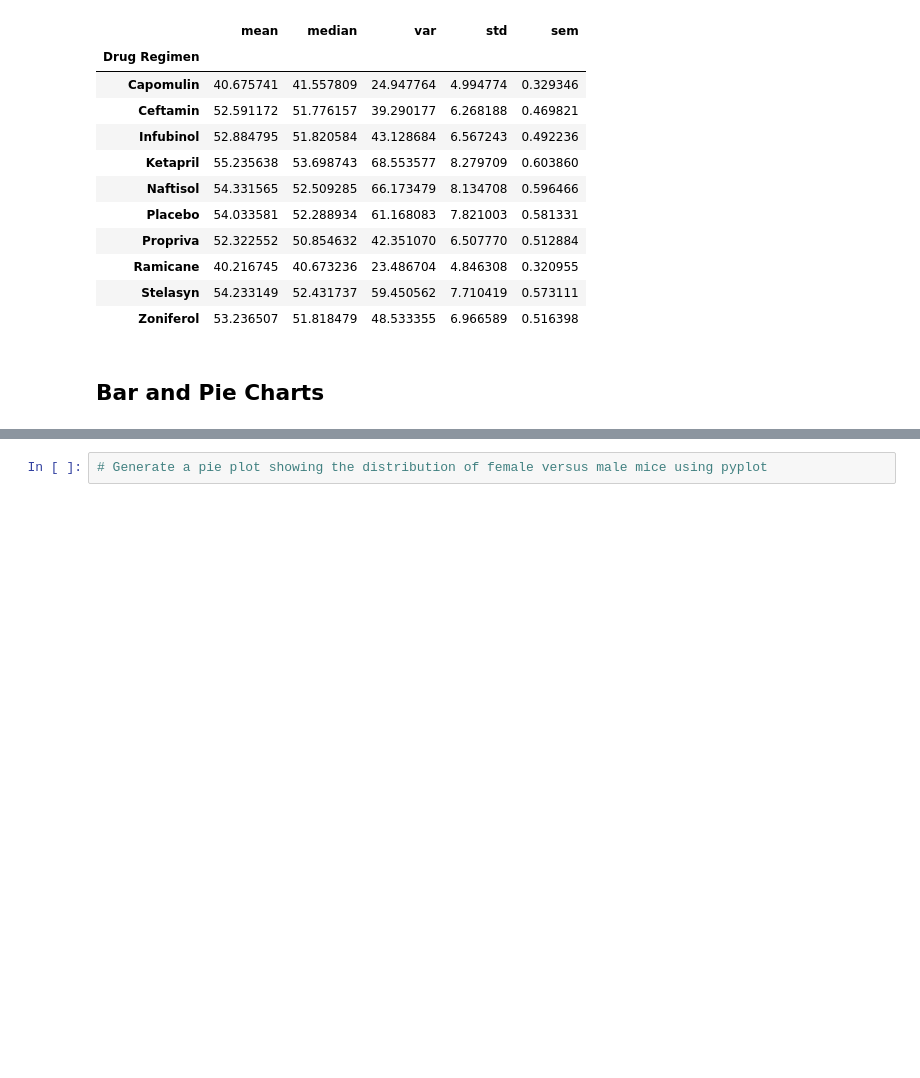
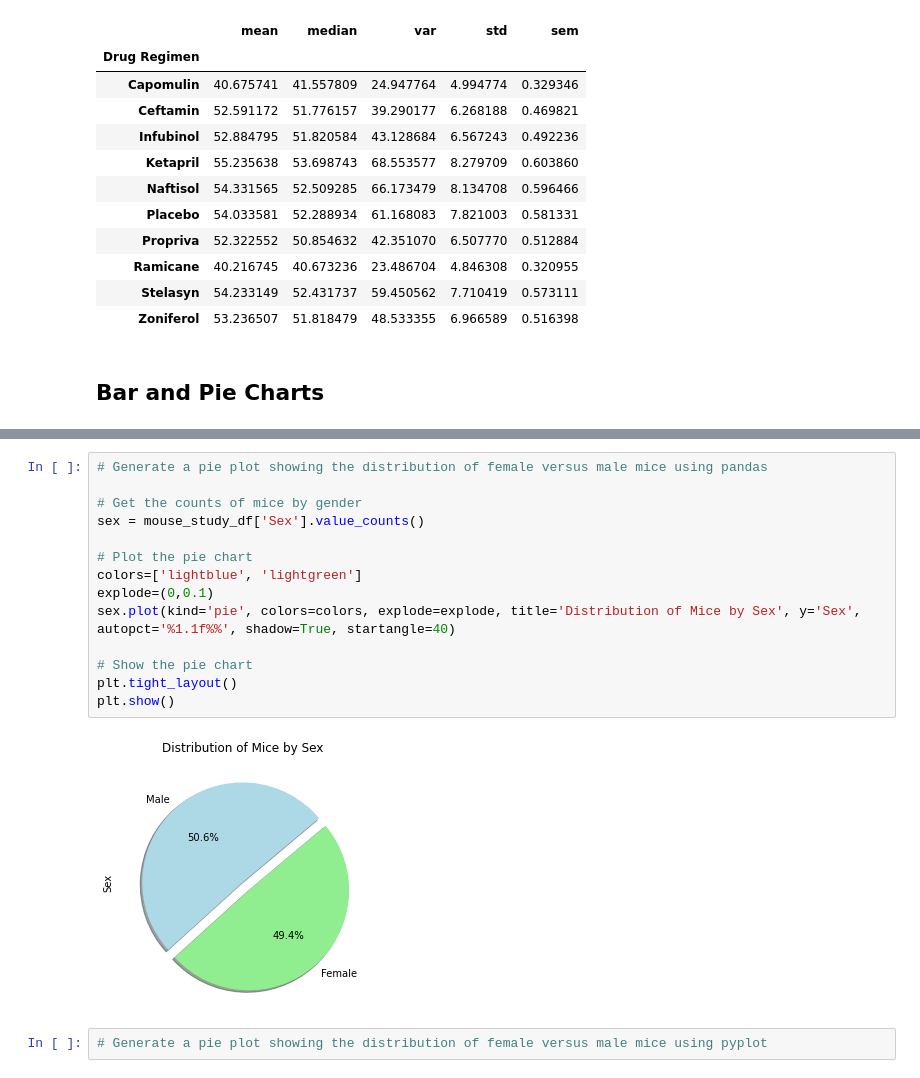
Before and after one commit to austin3216/matplotlib-challenge, a Jupyter notebook: pymaceuticals_starter.ipynb, the cells around one changed output, grey strips where cells are left out. Cells and saved outputs as stored; diff of their text form; blank space fills up the shorter version.

```diff
--- a/pymaceuticals_starter.ipynb
+++ b/pymaceuticals_starter.ipynb
@@ -184,3 +182,19 @@ plt.tight_layout()
+# %%
+# Generate a pie plot showing the distribution of female versus male mice using pandas
+
+# Get the counts of mice by gender
+sex = mouse_study_df['Sex'].value_counts()
+
+# Plot the pie chart
+colors=['lightblue', 'lightgreen']
+explode=(0,0.1)
+sex.plot(kind='pie', colors=colors, explode=explode, title='Distribution of Mice by Sex', y='Sex', autopct='%1.1f%%', shadow=True, startangle=40)
+
+# Show the pie chart
+plt.tight_layout()
+plt.show()
+# %% [output]
+[figure, added]
 # %%
 # Generate a pie plot showing the distribution of female versus male mice using pyplot
 # %% [markdown]
```
Also changed, not shown: parts of 3 cells of this notebook.
